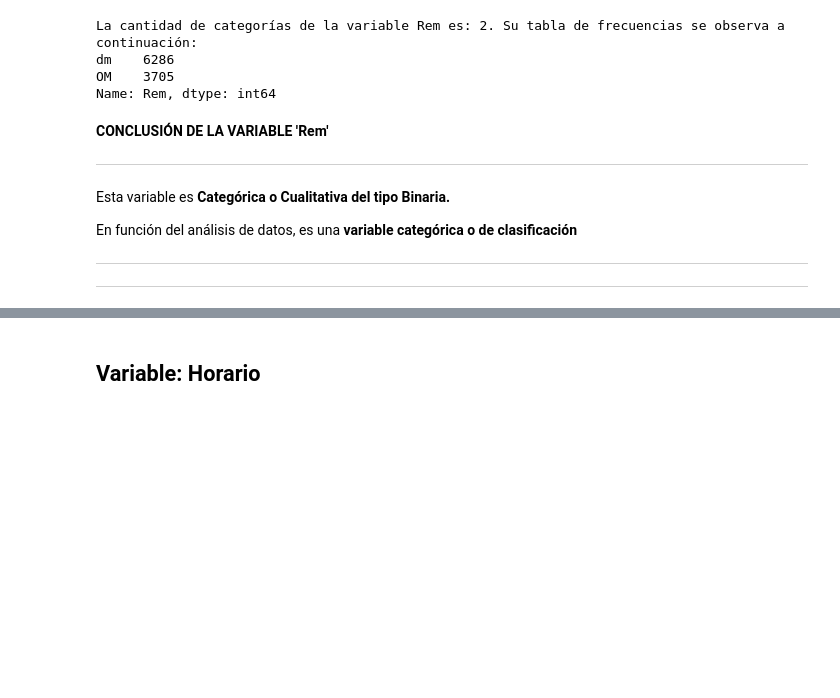
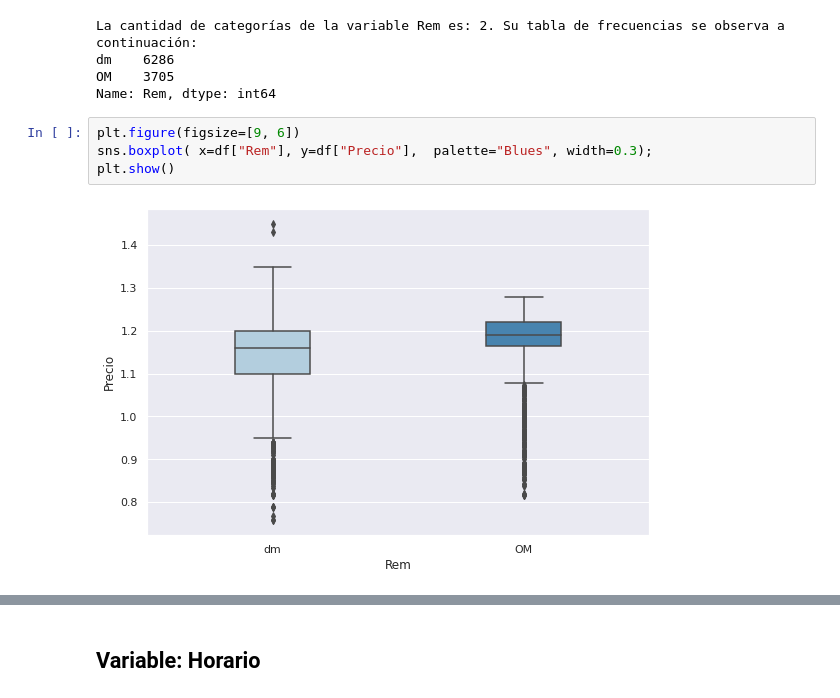
Before and after one commit to PauForestal/master_bdds, a Jupyter notebook: M2_AI1_VallejoPaula.ipynb, the cells around one changed output, grey strips where cells are left out. Drawn from its saved outputs; the diff is of its cells as text; blank space fills up the shorter version.

```diff
--- a/M2_AI1_VallejoPaula.ipynb
+++ b/M2_AI1_VallejoPaula.ipynb
@@ -479,18 +479,9 @@ La cantidad de categorías de la variable Rem es: 2. Su tabla de frecuencias se
 dm    6286
 OM    3705
 Name: Rem, dtype: int64
-# %% [markdown]
-**CONCLUSIÓN DE LA VARIABLE  'Rem'**
-
----
-
-Esta variable es **Categórica o Cualitativa del tipo Binaria.**
-
-En función del análisis de datos, es una **variable categórica o de clasificación**
-
-
----
-
-
-
----
+# %%
+plt.figure(figsize=[9, 6])
+sns.boxplot( x=df["Rem"], y=df["Precio"],  palette="Blues", width=0.3);
+plt.show()
+# %% [output]
+[figure, added]
```
Also changed, not shown: parts of 9 cells of this notebook.
